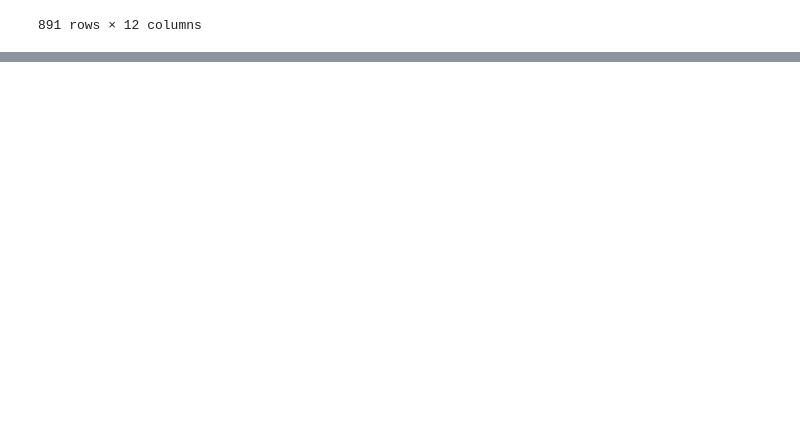
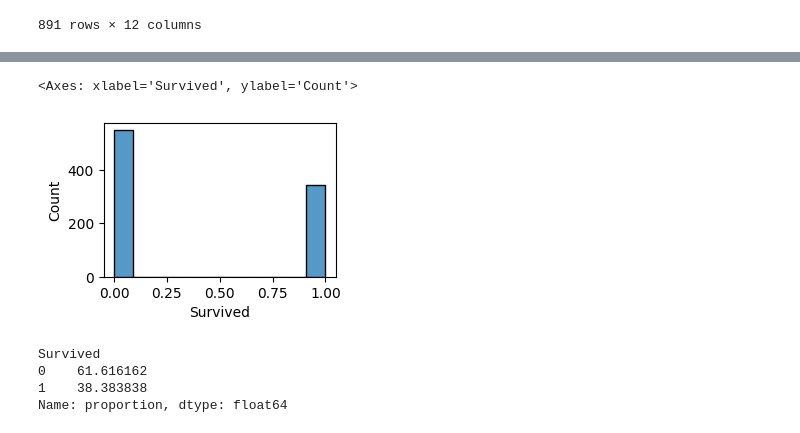
Before and after one commit to Ckp25/Titanic, a Jupyter notebook: notebooks/EDA.ipynb, the cells around one changed output, grey strips where cells are left out. Drawn from its saved outputs; the diff is of its cells as text; code cells hidden in the pictures; blank space fills up the shorter version.

```diff
--- a/notebooks/EDA.ipynb
+++ b/notebooks/EDA.ipynb
@@ -37,0 +57,3 @@ df.drop_duplicates()
+# %%
+# Passenger ID is not useful for analysis. So, drop it.
+df.drop('PassengerId', axis=1, inplace=True)
@@ -37,0 +81,15 @@ df.drop_duplicates()
+# %%
+# Visualize Survived column
+plt.figure(figsize=(3,2))
+sns.histplot(df['Survived'])
+# %% [output]
+<Axes: xlabel='Survived', ylabel='Count'>
+[figure, added]
+# %%
+# Percentage of people survived
+df['Survived'].value_counts(normalize=True)*100
+# %% [output]
+Survived
+0    61.616162
+1    38.383838
+Name: proportion, dtype: float64
```
Also changed, not shown: parts of 56 cells of this notebook.
